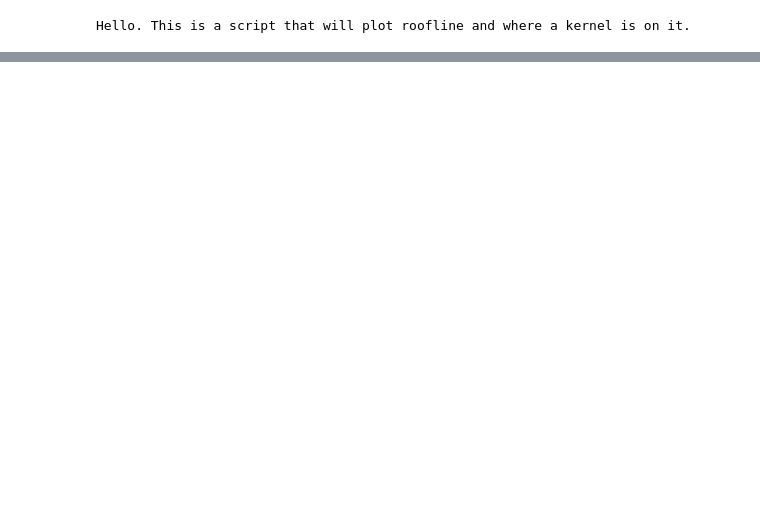
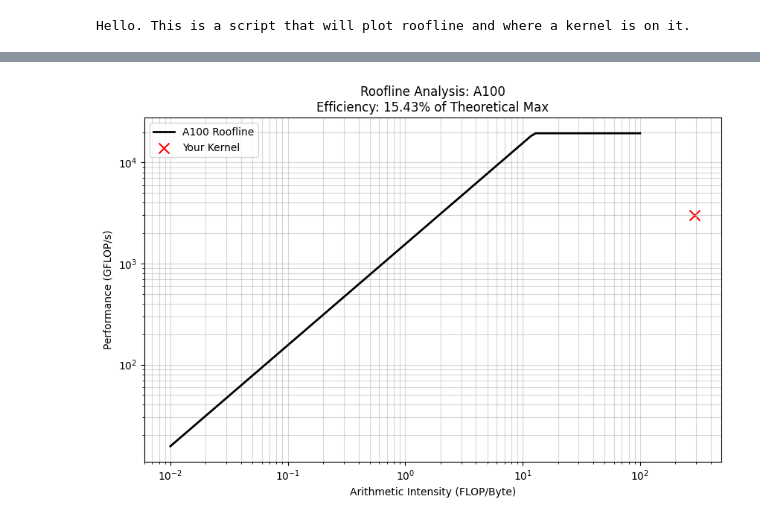
Before and after one commit to ayush-os/roofline-fun, a Jupyter notebook: roofline-gen.ipynb, the cells around one changed output, grey strips where cells are left out. Cells and saved outputs as stored; diff of their text form; code cells hidden in the pictures; blank space fills up the shorter version.

```diff
--- a/roofline-gen.ipynb
+++ b/roofline-gen.ipynb
@@ -45,0 +57,10 @@ def plot_roofline(gpu_name, kernel_flops, kernel_bytes, kernel_time_ns):
+# %%
+## A100 NATIVE GEMM
+plot_roofline(
+    gpu_name='A100',
+    kernel_flops=17179869184,
+    kernel_bytes=58.68e6,
+    kernel_time_ns=5710000
+)
+# %% [output]
+[figure, added]
```
Also changed, not shown: parts of 1 cell of this notebook.
